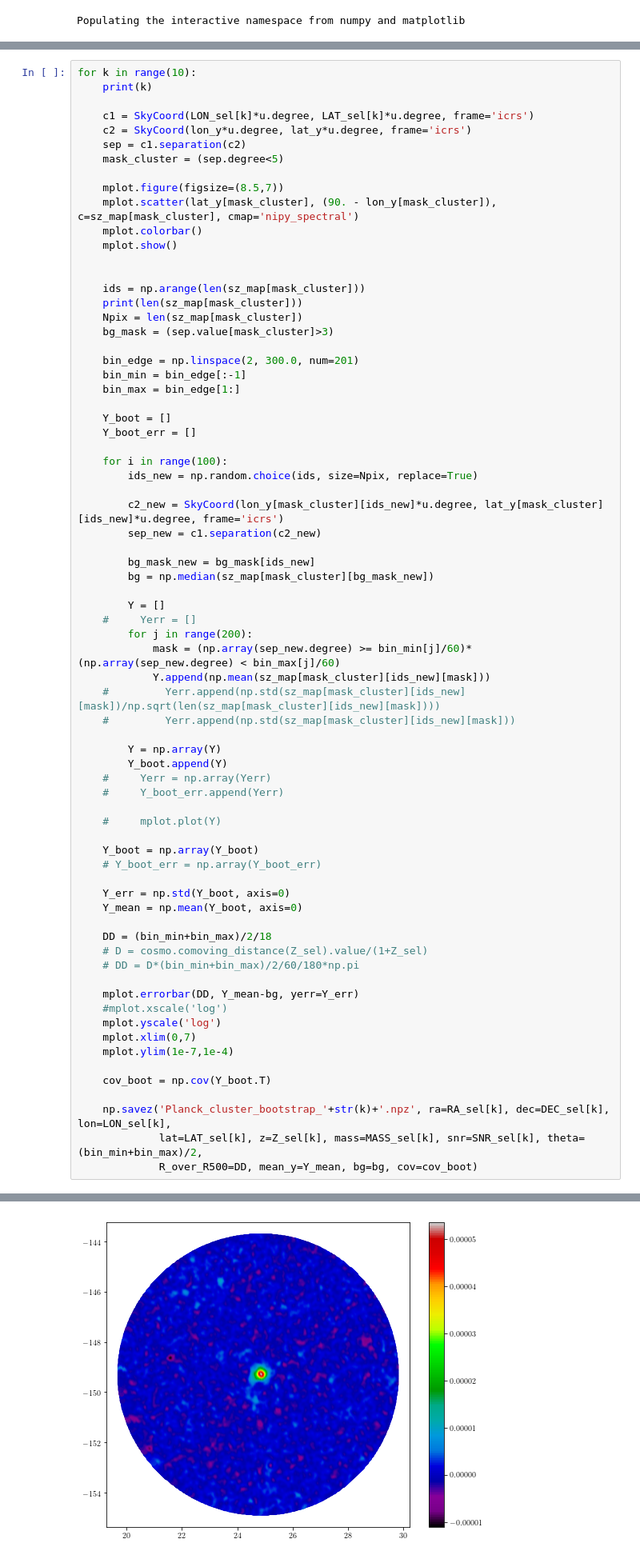
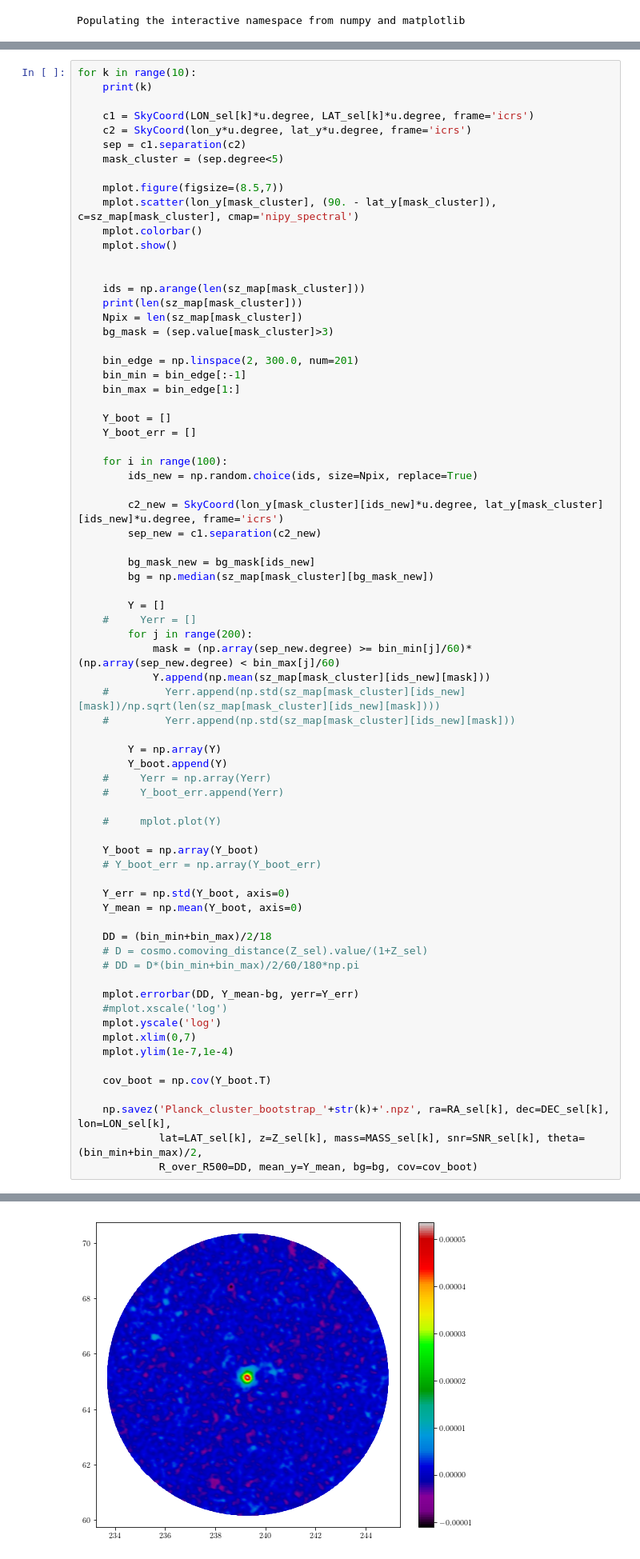
Before and after one commit to chihway/ClusterProfiles, a Jupyter notebook: planck/BootstrapMeasurement.ipynb, the cells around one changed output, grey strips where cells are left out. Shown at 80% size. Saved outputs shown, nothing was run; the diff lists cells and outputs as text.

```diff
--- a/planck/BootstrapMeasurement.ipynb
+++ b/planck/BootstrapMeasurement.ipynb
@@ -72,7 +72,7 @@ for k in range(10):
     mask_cluster = (sep.degree<5)
 
     mplot.figure(figsize=(8.5,7))
-    mplot.scatter(lat_y[mask_cluster], (90. - lon_y[mask_cluster]), c=sz_map[mask_cluster], cmap='nipy_spectral')
+    mplot.scatter(lon_y[mask_cluster], (90. - lat_y[mask_cluster]), c=sz_map[mask_cluster], cmap='nipy_spectral')
     mplot.colorbar()
     mplot.show()
 
@@ -151 +151 @@ for k in range(10):
-[figure, old version]
+[figure, new version]
```
Also changed, not shown: parts of 2 cells of this notebook, 1 other file.
